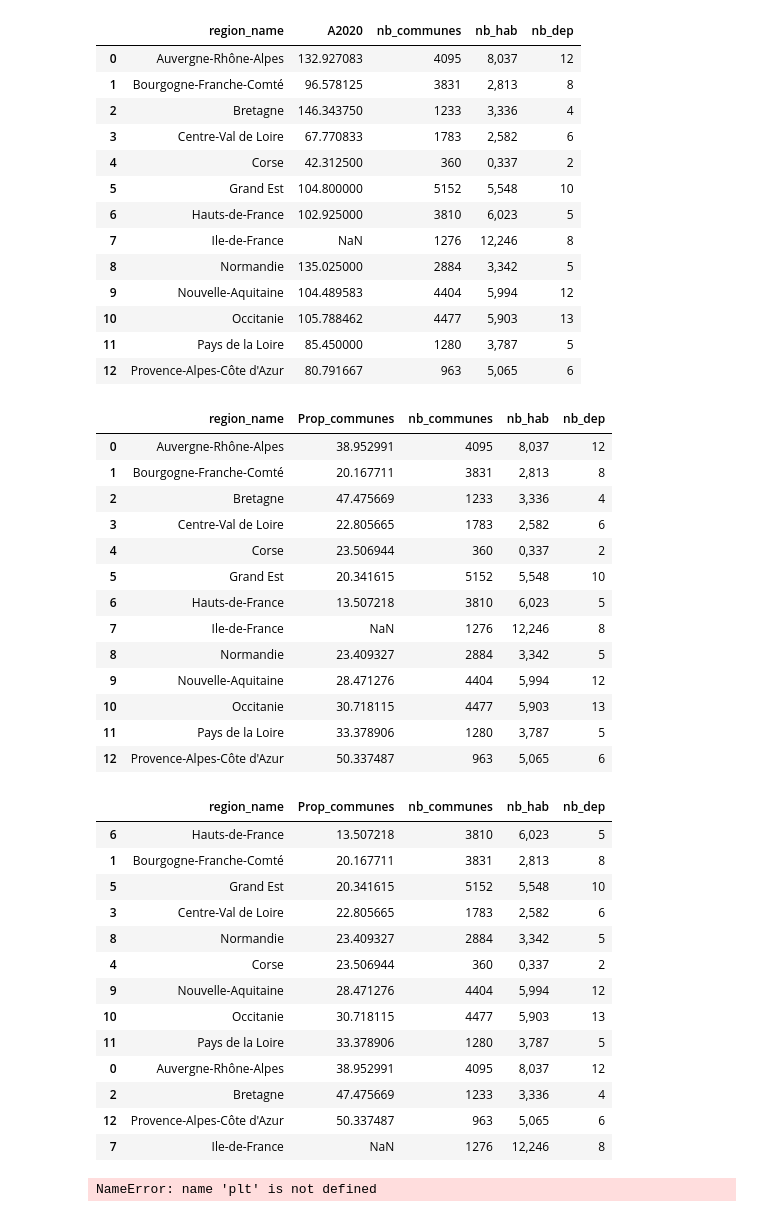
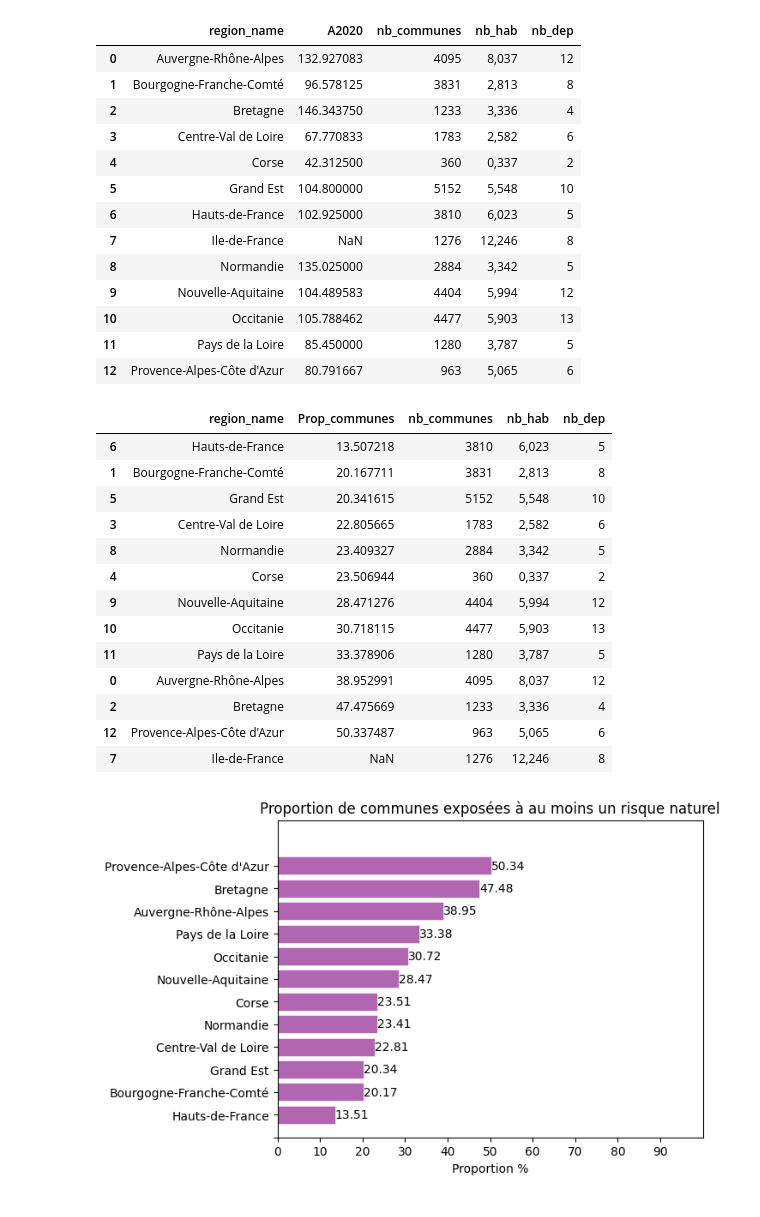
Before and after one commit to gbrugere/ProjPython, a Jupyter notebook: INSEE.ipynb, the cells around one changed output. Drawn from its saved outputs; the diff is of its cells as text; code cells hidden in the pictures.

```diff
--- a/INSEE.ipynb
+++ b/INSEE.ipynb
@@ -114,53 +125,38 @@ R.head(18)
 #DataFrame - proportion de commune considérées comme à risque dans chacune des régions de France métropolitaine (tout risque confondu)
 R["A2020"] = R["A2020"]/R["nb_communes"]*R["nb_dep"]*100
 R.rename(columns={'A2020':'Prop_communes'},inplace=True)
+R = R.sort_values(by="Prop_communes")
 R.head(13)
 # %% [output]
 |  | region_name | Prop_communes | nb_communes | nb_hab | nb_dep |
-| 0 | Auvergne-Rhône-Alpes | 38.952991 | 4095 | 8,037 | 12 |
+| 6 | Hauts-de-France | 13.507218 | 3810 | 6,023 | 5 |
 | 1 | Bourgogne-Franche-Comté | 20.167711 | 3831 | 2,813 | 8 |
-| 2 | Bretagne | 47.475669 | 1233 | 3,336 | 4 |
+| 5 | Grand Est | 20.341615 | 5152 | 5,548 | 10 |
 | 3 | Centre-Val de Loire | 22.805665 | 1783 | 2,582 | 6 |
+| 8 | Normandie | 23.409327 | 2884 | 3,342 | 5 |
 | 4 | Corse | 23.506944 | 360 | 0,337 | 2 |
-| 5 | Grand Est | 20.341615 | 5152 | 5,548 | 10 |
-| 6 | Hauts-de-France | 13.507218 | 3810 | 6,023 | 5 |
-| 7 | Ile-de-France | NaN | 1276 | 12,246 | 8 |
-| 8 | Normandie | 23.409327 | 2884 | 3,342 | 5 |
 | 9 | Nouvelle-Aquitaine | 28.471276 | 4404 | 5,994 | 12 |
 | 10 | Occitanie | 30.718115 | 4477 | 5,903 | 13 |
 | 11 | Pays de la Loire | 33.378906 | 1280 | 3,787 | 5 |
+| 0 | Auvergne-Rhône-Alpes | 38.952991 | 4095 | 8,037 | 12 |
+| 2 | Bretagne | 47.475669 | 1233 | 3,336 | 4 |
 | 12 | Provence-Alpes-Côte d'Azur | 50.337487 | 963 | 5,065 | 6 |
+| 7 | Ile-de-France | NaN | 1276 | 12,246 | 8 |
-# %%
-R = R.sort_values(by="Prop_communes")
-R.head(13)
-# %% [output]
-|  | region_name | Prop_communes | nb_communes | nb_hab | nb_dep |
-| 6 | Hauts-de-France | 13.507218 | 3810 | 6,023 | 5 |
-| 1 | Bourgogne-Franche-Comté | 20.167711 | 3831 | 2,813 | 8 |
-| 5 | Grand Est | 20.341615 | 5152 | 5,548 | 10 |
-| 3 | Centre-Val de Loire | 22.805665 | 1783 | 2,582 | 6 |
-| 8 | Normandie | 23.409327 | 2884 | 3,342 | 5 |
-| 4 | Corse | 23.506944 | 360 | 0,337 | 2 |
-| 9 | Nouvelle-Aquitaine | 28.471276 | 4404 | 5,994 | 12 |
-| 10 | Occitanie | 30.718115 | 4477 | 5,903 | 13 |
-| 11 | Pays de la Loire | 33.378906 | 1280 | 3,787 | 5 |
-| 0 | Auvergne-Rhône-Alpes | 38.952991 | 4095 | 8,037 | 12 |
-| 2 | Bretagne | 47.475669 | 1233 | 3,336 | 4 |
-| 12 | Provence-Alpes-Côte d'Azur | 50.337487 | 963 | 5,065 | 6 |
-| 7 | Ile-de-France | NaN | 1276 | 12,246 | 8 |
 # %%
 #Visualisation graphique des disparités entre région
 fig, ax = plt.subplots()
 x=R["region_name"]
 y=R["Prop_communes"]
-ax.bar(x, y, width=1, edgecolor="white", linewidth=0.7)
+hbar = ax.barh(x, y, edgecolor="white", color="purple",linewidth=0.7, alpha=0.6)
 
-ax.set(xlim=(0, 13), xticks=np.arange(1, 13),
-       ylim=(0, 100), yticks=np.arange(0, 100,10))
-ax.set_title("Graph 1")
+ax.set(xlim=(0, 100), xticks=np.arange(0, 100,10),
+       ylim=(0, 13), yticks=np.arange(-1,12))
+ax.set_title("Proportion de communes exposées à au moins un risque naturel")
+ax.set_xlabel("Proportion %")
+ax.bar_label(hbar, fmt='%.2f')
 plt.show()
 # %% [output]
-NameError: name 'plt' is not defined
+[figure, added]
 # %%
 #dataframe contenant le % de commune du département considéré classées "risque naturel majeur",
 data_dep = pd.concat([risk_nat["sous_champ"],risk_nat["A2020"]/589*100],axis=1)
```
Also changed, not shown: parts of 8 cells of this notebook, 2 other files.
